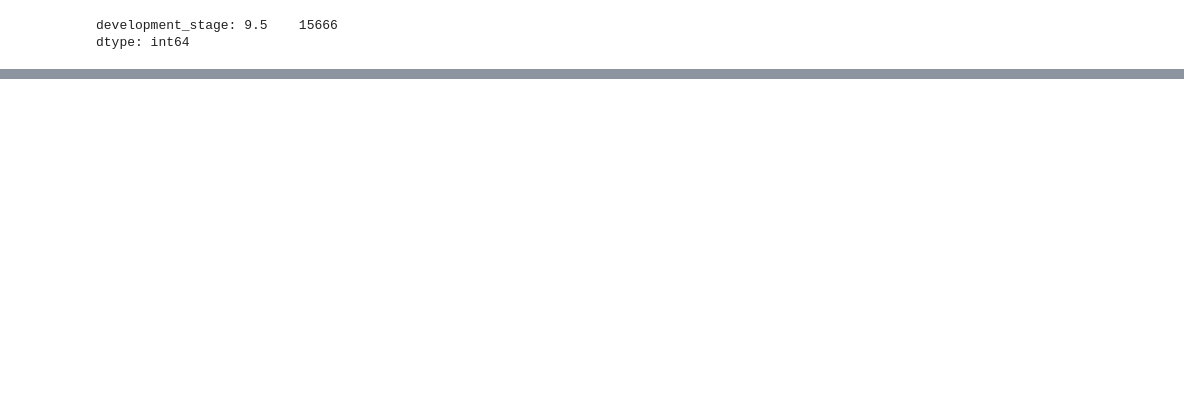
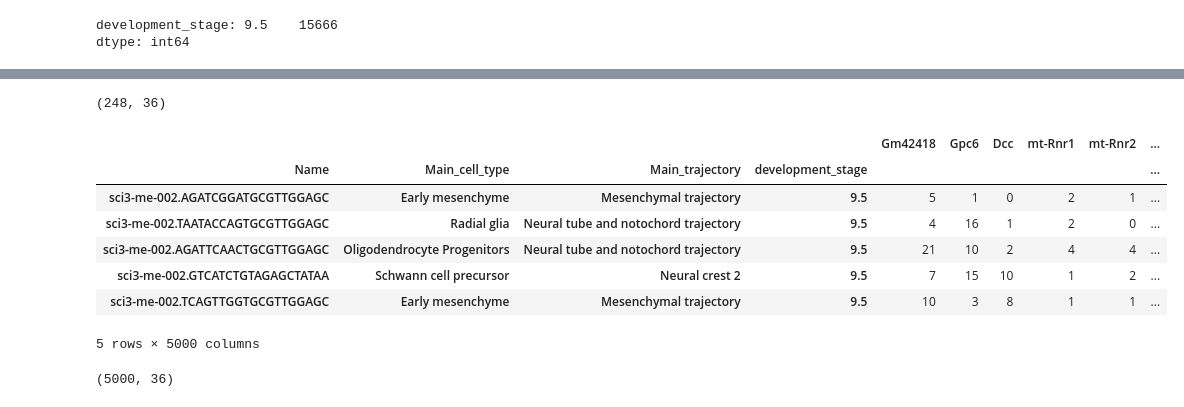
Before and after one commit to ismms-himc/clustergrammer2-notebooks, a Jupyter notebook: notebooks/5.1_Generate_Overview_of_Embryos.ipynb, the cells around one changed output, grey strips where cells are left out. Cells and saved outputs as stored; diff of their text form; code cells hidden in the pictures; blank space fills up the shorter version.

Commit message:
using plain pandas groupby to calculate mean expression of cell types in a single embryo

```diff
--- a/notebooks/5.1_Generate_Overview_of_Embryos.ipynb
+++ b/notebooks/5.1_Generate_Overview_of_Embryos.ipynb
@@ -12,10 +13,12 @@ from copy import deepcopy
 ### Cell Type Distributions
 # %%
 list_cell_types = []
+meta_list = []
 new_samples = sorted(glob('../data/big_data/cao_2million-cell_2019_61-embryo_parquet_files_binder/*'))
 for inst_sample in new_samples:
 
     df_meta = pd.read_parquet(inst_sample + '/meta_cell.parquet')
+    meta_list.append(df_meta)
 
     list_cell_types.extend(list(df_meta['Main_cell_type'].get_values()))
 
@@ -169,0 +236,21 @@ net.generate_signatures(df_cat, 'Main_cell_type')
+# %%
+df_sig.shape
+# %% [output]
+(248, 36)
+# %%
+df_mi = net.row_tuple_to_multiindex(df_cat.transpose())
+df_mi.head()
+# %% [output]
+|  |  |  |  | Gm42418 | Gpc6 | Dcc | mt-Rnr1 | mt-Rnr2 | ... |
+| Name | Main_cell_type | Main_trajectory | development_stage |  |  |  |  |  | ... |
+| sci3-me-002.AGATCGGATGCGTTGGAGC | Early mesenchyme | Mesenchymal trajectory | 9.5 | 5 | 1 | 0 | 2 | 1 | ... |
+| sci3-me-002.TAATACCAGTGCGTTGGAGC | Radial glia | Neural tube and notochord trajectory | 9.5 | 4 | 16 | 1 | 2 | 0 | ... |
+| sci3-me-002.AGATTCAACTGCGTTGGAGC | Oligodendrocyte Progenitors | Neural tube and notochord trajectory | 9.5 | 21 | 10 | 2 | 4 | 4 | ... |
+| sci3-me-002.GTCATCTGTAGAGCTATAA | Schwann cell precursor | Neural crest 2 | 9.5 | 7 | 15 | 10 | 1 | 2 | ... |
+| sci3-me-002.TCAGTTGGTGCGTTGGAGC | Early mesenchyme | Mesenchymal trajectory | 9.5 | 10 | 3 | 8 | 1 | 1 | ... |
+5 rows × 5000 columns
+# %%
+df_mean = df_mi.groupby(level='Main_cell_type').mean().transpose()
+df_mean.shape
+# %% [output]
+(5000, 36)
```
Also changed, not shown: parts of 12 cells of this notebook.
